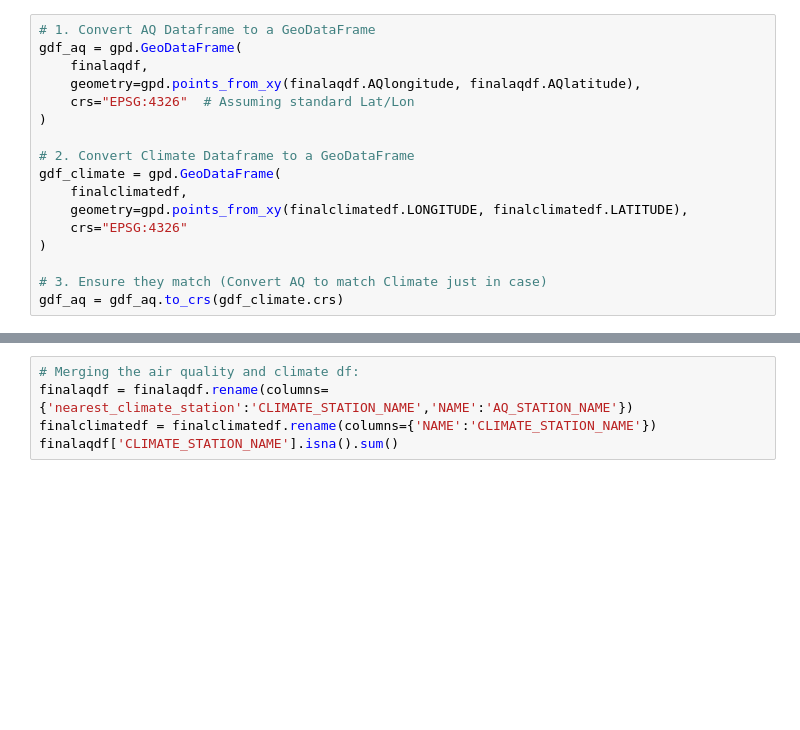
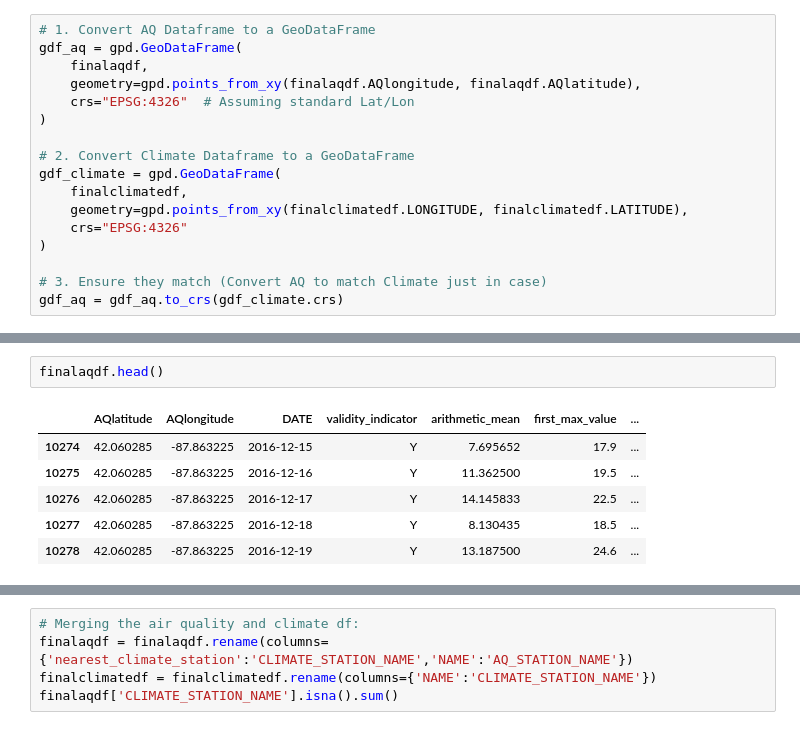
Before and after one commit to griffinberonio/AAE-724-Repo, a Jupyter notebook: airdatanotebook.ipynb, the cells around one changed output, grey strips where cells are left out. Cells and saved outputs as stored; diff of their text form; blank space fills up the shorter version.

```diff
--- a/airdatanotebook.ipynb
+++ b/airdatanotebook.ipynb
@@ -1194,3 +1138,12 @@ np.int64(18933)
+# %%
+finalaqdf.head()
+# %% [output]
+|  | AQlatitude | AQlongitude | DATE | validity_indicator | arithmetic_mean | first_max_value | ... |
+| 10274 | 42.060285 | -87.863225 | 2016-12-15 | Y | 7.695652 | 17.9 | ... |
+| 10275 | 42.060285 | -87.863225 | 2016-12-16 | Y | 11.362500 | 19.5 | ... |
+| 10276 | 42.060285 | -87.863225 | 2016-12-17 | Y | 14.145833 | 22.5 | ... |
+| 10277 | 42.060285 | -87.863225 | 2016-12-18 | Y | 8.130435 | 18.5 | ... |
+| 10278 | 42.060285 | -87.863225 | 2016-12-19 | Y | 13.187500 | 24.6 | ... |
 # %%
 #Joining Air Quality Monitoring Stations by Nearest Climate Station
 
```
Also changed, not shown: parts of 30 cells of this notebook, 3 other files.
